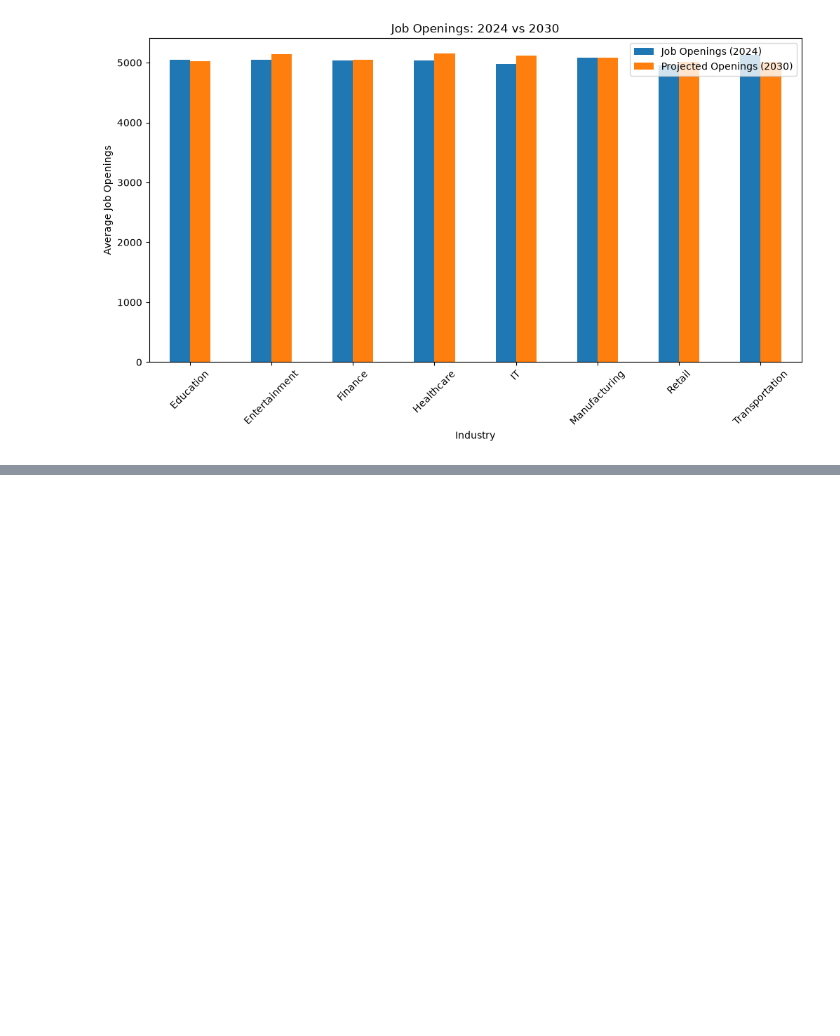
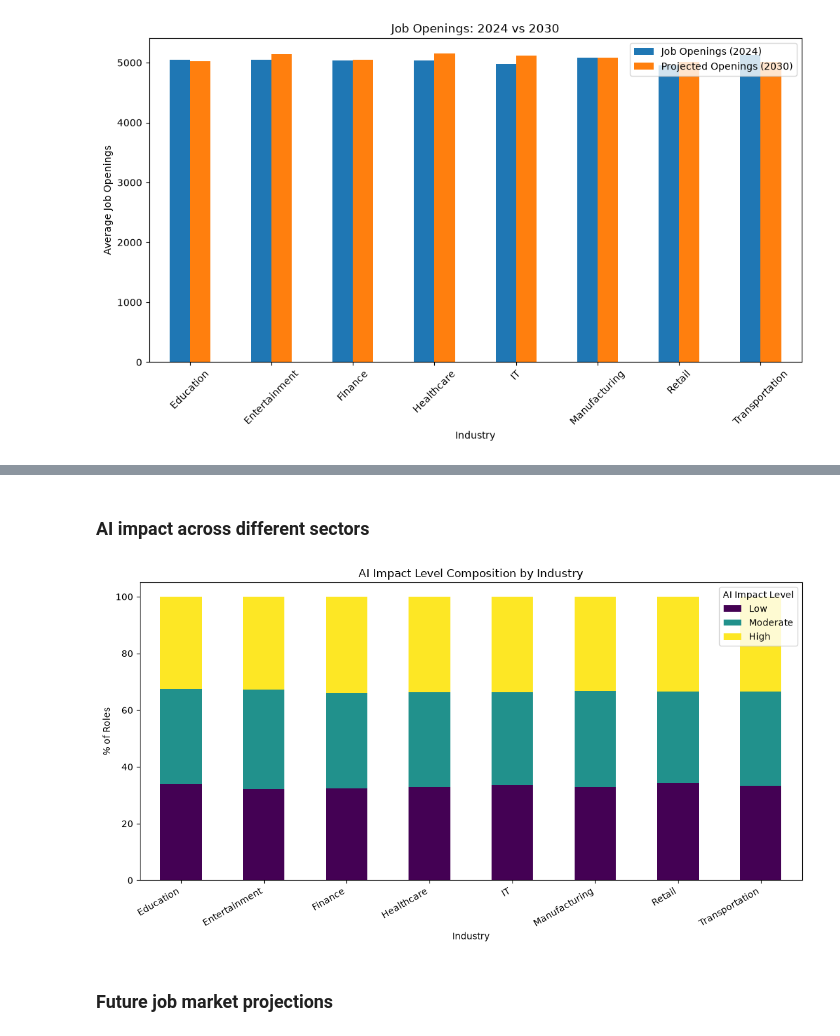
Before and after one commit to Magar-Bhuwan/AI-Trends-2030-Analysis, a Jupyter notebook: project.ipynb, the cells around one changed output, grey strips where cells are left out. Saved outputs shown, nothing was run; the diff lists cells and outputs as text; code cells hidden in the pictures; blank space fills up the shorter version.

```diff
--- a/project.ipynb
+++ b/project.ipynb
@@ -106,0 +163,4 @@ data[data.isnull().any(axis=1)]
+# %%
+ai_impact_by_industry = pd.crosstab(data["Industry"], data["AI Impact Level"], normalize="index") * 100
+ai_impact_by_industry = ai_impact_by_industry[["Low", "Moderate", "High"]]
+ai_impact_by_industry.sort_values("High", ascending=False)
@@ -272,0 +278,14 @@ plt.show()
+# %% [markdown]
+### AI impact across different sectors
+# %%
+ai_impact_by_industry.plot(kind="bar", stacked=True, figsize=(11, 6), colormap="viridis")
+plt.title("AI Impact Level Composition by Industry")
+plt.ylabel("% of Roles")
+plt.xticks(rotation=30, ha="right")
+plt.legend(title="AI Impact Level")
+plt.tight_layout()
+plt.show()
+# %% [output]
+[figure, added]
+# %% [markdown]
+### Future job market projections
```
Also changed, not shown: parts of 63 cells of this notebook, 4 other files.
